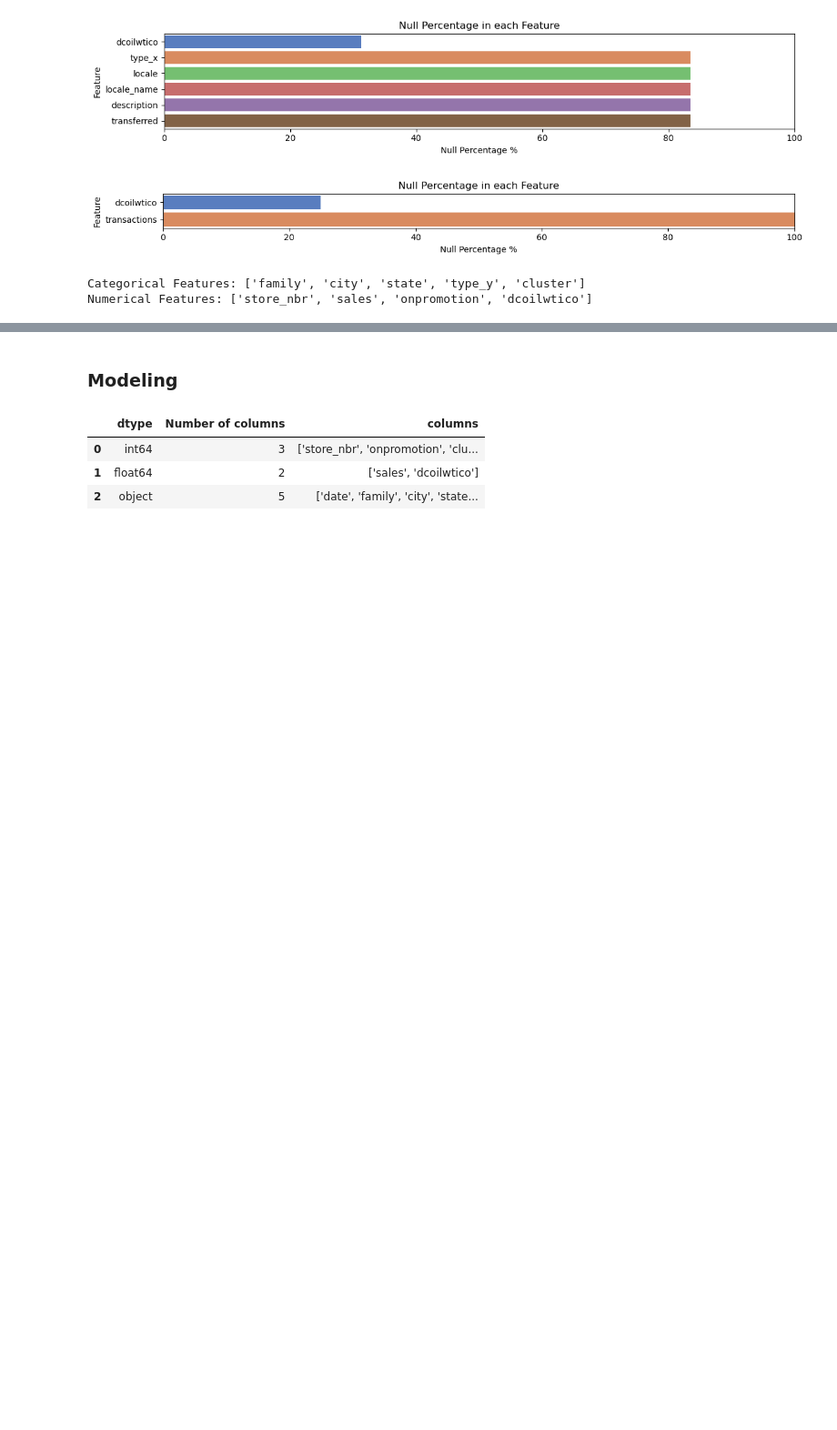
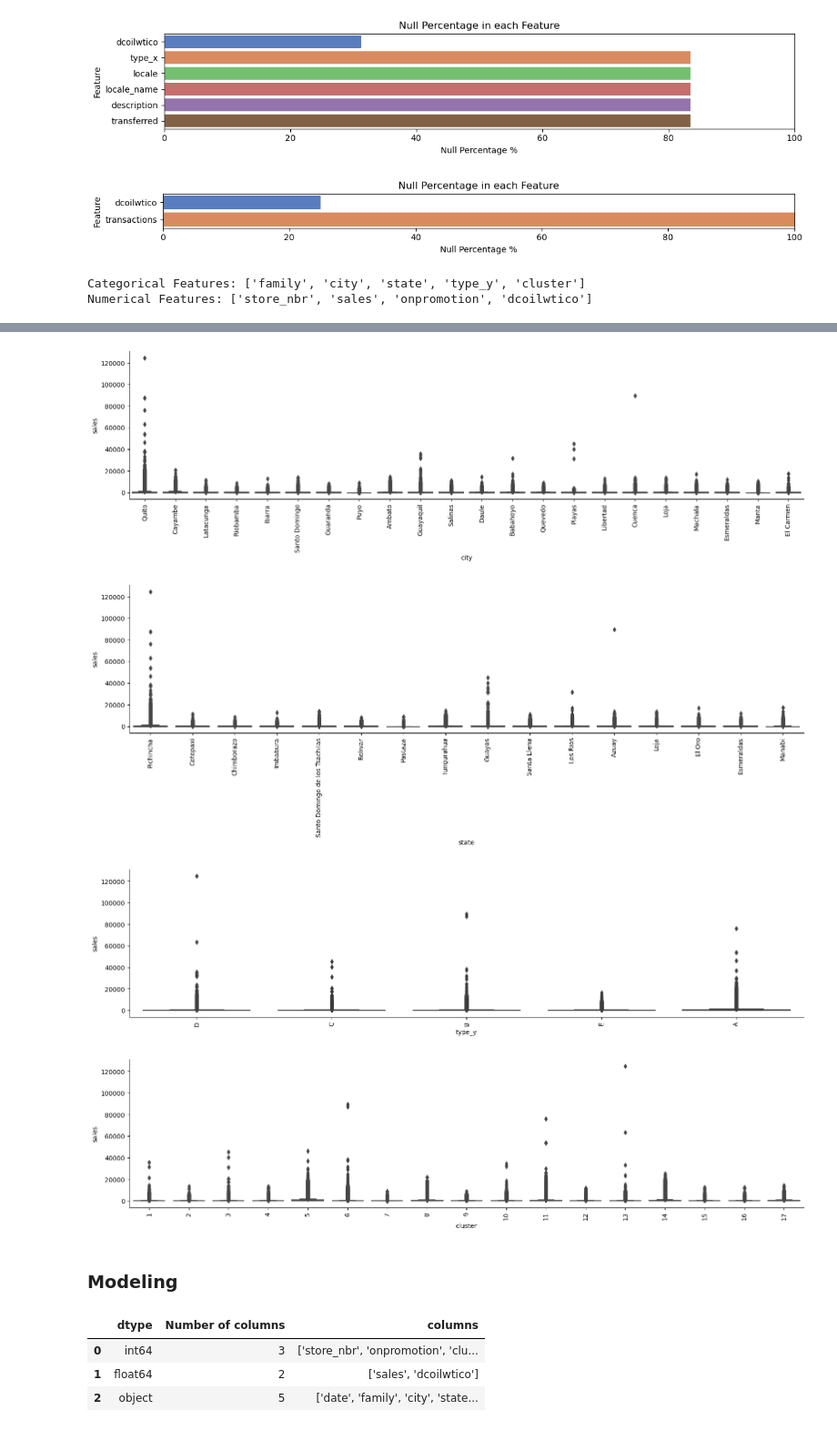
Before and after one commit to bharath03-a/time_series, a Jupyter notebook: kaggle_competition.ipynb, the cells around one changed output, grey strips where cells are left out. Shown at 91% size. Cells and saved outputs as stored; diff of their text form; code cells hidden in the pictures; blank space fills up the shorter version.

```diff
--- a/kaggle_competition.ipynb
+++ b/kaggle_competition.ipynb
@@ -350,0 +417,11 @@ def my_pie_chart(df, col):
+# %%
+for cat in categorical_features[1:]:
+    sns.catplot(data = train_data, x = cat, y = target_feat,
+               kind='box', height=4, aspect=4)
+    plt.xticks(rotation=90)
+    plt.show()
+# %% [output]
+[figure, added]
+[figure, added]
+[figure, added]
+[figure, added]
```
Also changed, not shown: parts of 12 cells of this notebook.
